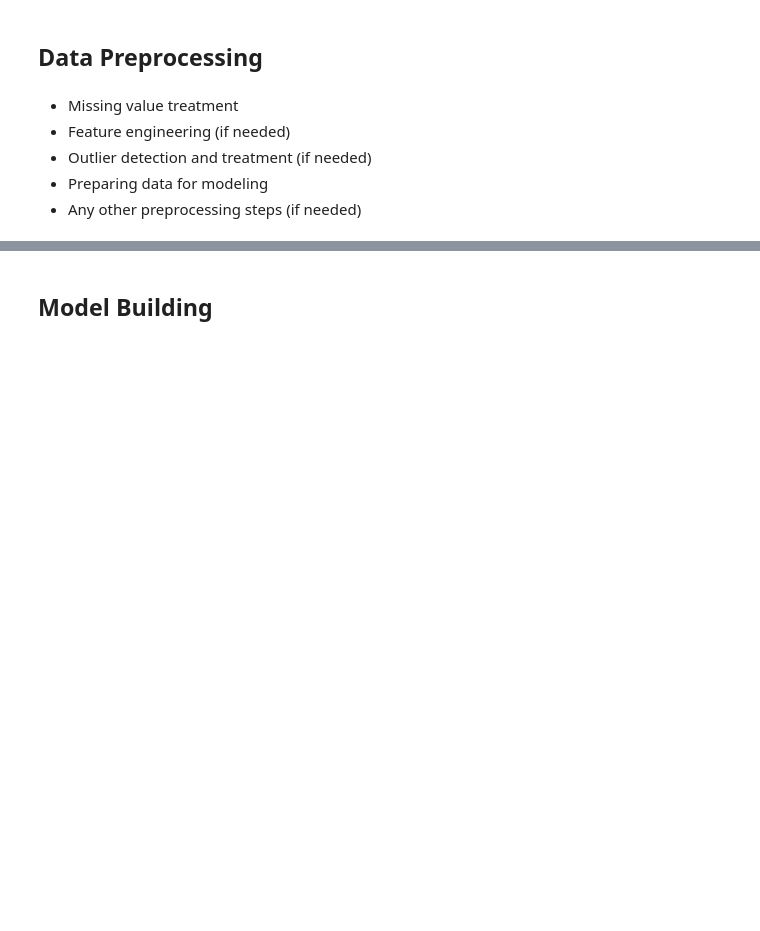
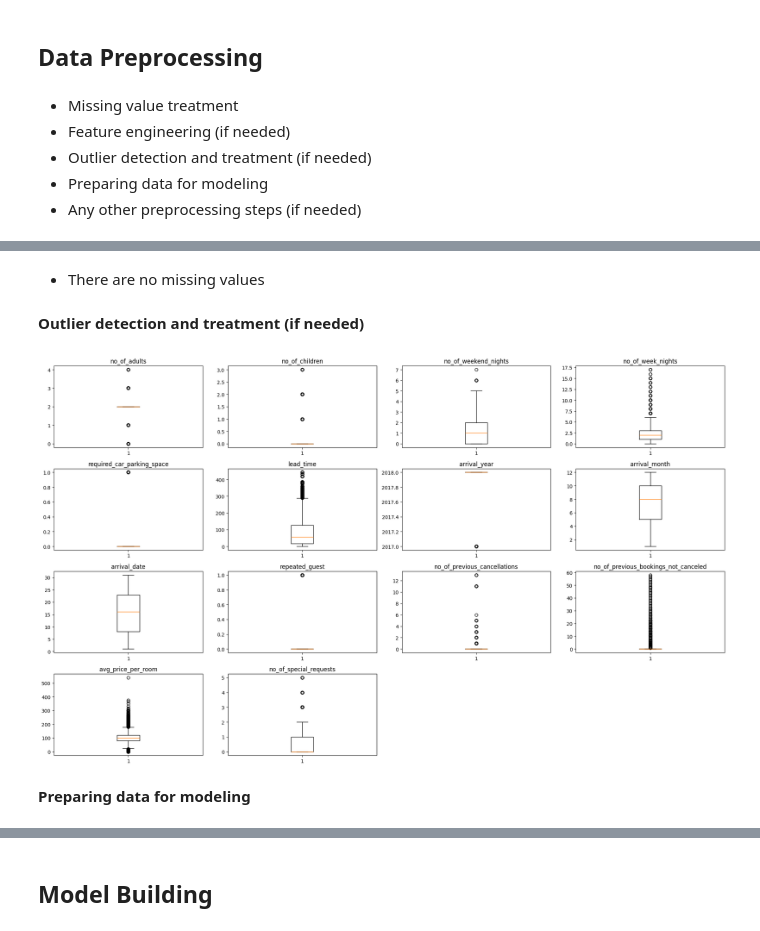
Before and after one commit to akatjizeu/Data-Science, a Jupyter notebook: deakin-bridging/ML2/ML2_INN_Full_code_Learner_notebook.ipynb, the cells around one changed output, grey strips where cells are left out. Cells and saved outputs as stored; diff of their text form; code cells hidden in the pictures; blank space fills up the shorter version.

Commit message:
Data pre-processing done

```diff
--- a/deakin-bridging/ML2/ML2_INN_Full_code_Learner_notebook.ipynb
+++ b/deakin-bridging/ML2/ML2_INN_Full_code_Learner_notebook.ipynb
@@ -1338,0 +1362,26 @@ dtype: float64
+# %% [markdown]
+* There are no missing values
+# %% [markdown]
+**Outlier detection and treatment (if needed)**
+# %%
+# outlier detection using boxplot
+
+# Select all numeric variables from the dataset
+num_cols = hotel.select_dtypes(include=np.number).columns.tolist()
+
+# dropping booking_status as it is target variable
+num_cols.remove("booking_status")
+
+plt.figure(figsize=(20, 12))
+
+for i, variable in enumerate(num_cols):
+    plt.subplot(4, 4, i + 1)
+    plt.boxplot(hotel[variable], whis=1.5)
+    plt.tight_layout()
+    plt.title(variable)
+
+plt.show()
+# %% [output]
+[figure, added]
+# %% [markdown]
+**Preparing data for modeling**
```
Also changed, not shown: parts of 7 cells of this notebook.
